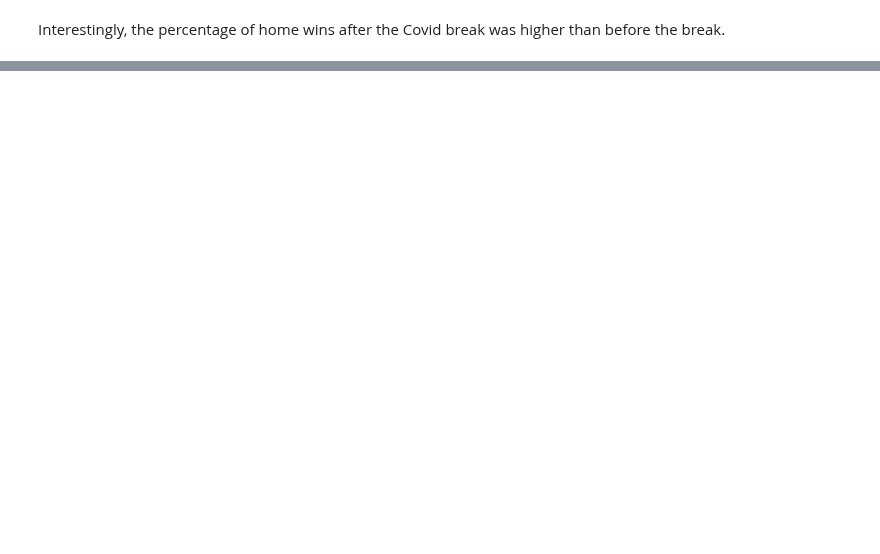
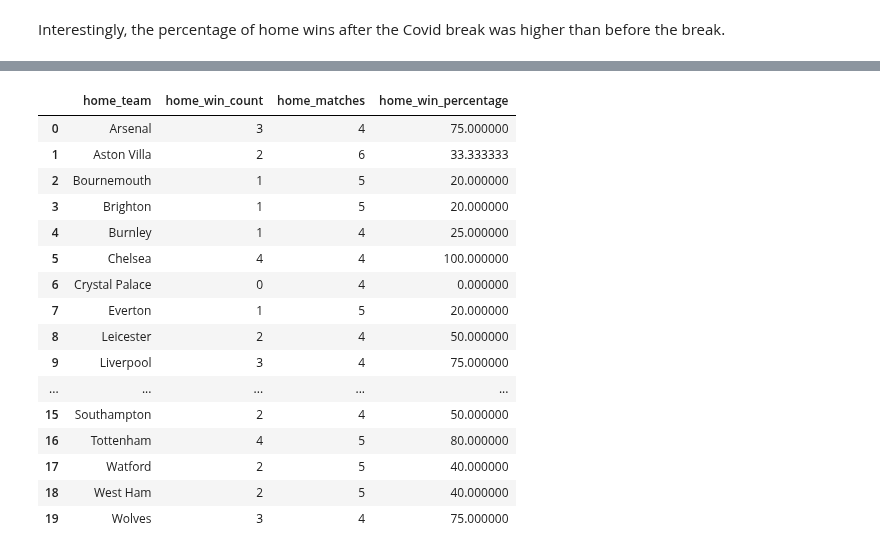
Before and after one commit to CharlesPeterMcCarthy/english-premier-league-2019-2020-statistical-analysis, a Jupyter notebook: epl-2019-2020.ipynb, the cells around one changed output, grey strips where cells are left out. Drawn from its saved outputs; the diff is of its cells as text; code cells hidden in the pictures; blank space fills up the shorter version.

```diff
--- a/epl-2019-2020.ipynb
+++ b/epl-2019-2020.ipynb
@@ -1446,0 +1588,6 @@ post_covid_away_win_percentage
+# %%
+# Post-Covid Break
+
+non_win_missing_teams = matches_df[~matches_df.home_team.isin(post_covid_home_win_counts.home_team)].home_team.unique()
+
+print(non_win_missing_teams)
@@ -1446,0 +1693,20 @@ post_covid_away_win_percentage
+# %%
+post_covid_home_win_counts
+# %% [output]
+|  | home_team | home_win_count | home_matches | home_win_percentage |
+| 0 | Arsenal | 3 | 4 | 75.000000 |
+| 1 | Aston Villa | 2 | 6 | 33.333333 |
+| 2 | Bournemouth | 1 | 5 | 20.000000 |
+| 3 | Brighton | 1 | 5 | 20.000000 |
+| 4 | Burnley | 1 | 4 | 25.000000 |
+| 5 | Chelsea | 4 | 4 | 100.000000 |
+| 6 | Crystal Palace | 0 | 4 | 0.000000 |
+| 7 | Everton | 1 | 5 | 20.000000 |
+| 8 | Leicester | 2 | 4 | 50.000000 |
+| 9 | Liverpool | 3 | 4 | 75.000000 |
+| ... | ... | ... | ... | ... |
+| 15 | Southampton | 2 | 4 | 50.000000 |
+| 16 | Tottenham | 4 | 5 | 80.000000 |
+| 17 | Watford | 2 | 5 | 40.000000 |
+| 18 | West Ham | 2 | 5 | 40.000000 |
+| 19 | Wolves | 3 | 4 | 75.000000 |
```
Also changed, not shown: parts of 39 cells of this notebook.
